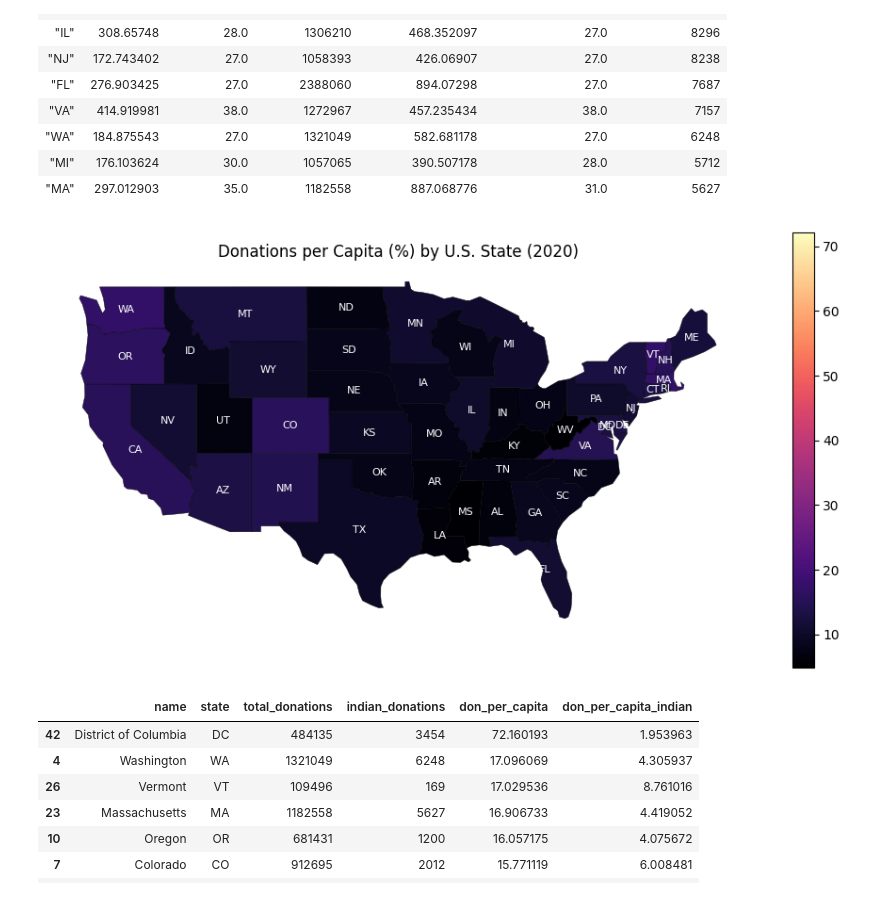
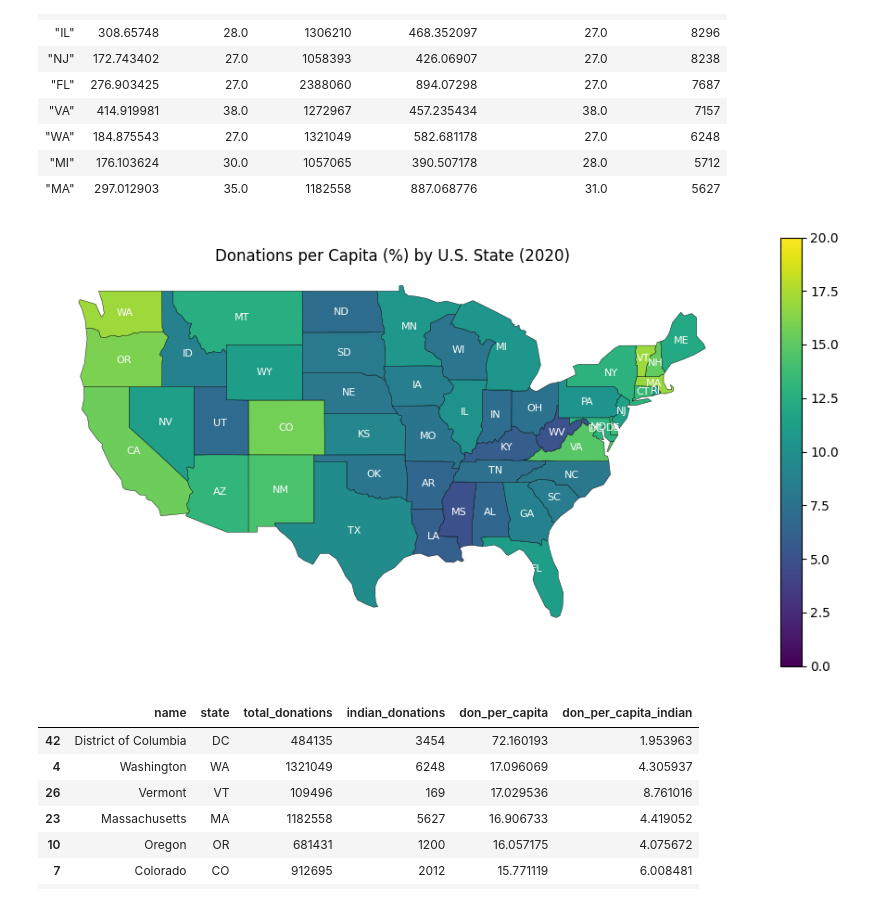
Before and after one commit to kkkarnav/indianamericancontributions, a Jupyter notebook: df_stats_state.ipynb, the cells around one changed output. Saved outputs shown, nothing was run; the diff lists cells and outputs as text; code cells hidden in the pictures.

```diff
--- a/df_stats_state.ipynb
+++ b/df_stats_state.ipynb
@@ -411,30 +411,32 @@ shape: (10, 7)
 # %%
 gdf_merged["don_per_capita"] = gdf_merged["total_donations"] / gdf_merged["Census Pop"] * 100
 gdf_merged["don_per_capita_indian"] = gdf_merged["indian_donations"] / gdf_merged["Indian Pop"] * 100
 
 fig, ax = plt.subplots(figsize=(12, 6))
 gdf_merged.plot(
     column="don_per_capita",
-    cmap="magma",
+    cmap="viridis",
     legend=True,
     edgecolor="black",
     linewidth=0.3,
     ax=ax,
-    missing_kwds={"color": "lightgray"}
+    missing_kwds={"color": "lightgray"},
+    vmin=0,
+    vmax=20
 )
 
 cbar = fig.axes[-1]
 
 for idx, row in gdf_merged.iterrows():
     centroid = row["geometry"].centroid
     ax.text(centroid.x, centroid.y, row["state"], fontsize=8, ha="center", va="center", color="white")
 
 plt.title("Donations per Capita (%) by U.S. State (2020)")
 plt.grid(True, linestyle="--", alpha=0.7)
 ax.axis("off")
 plt.show()
 # %% [output]
-[figure, old version]
+[figure, new version]
 # %%
 gdf_merged.sort_values(by="don_per_capita", ascending=False)[["name", "state", "total_donations", "indian_donations", "don_per_capita", "don_per_capita_indian"]].head(10)
 # %% [output]
```
Also changed, not shown: parts of 3 cells of this notebook, 4 other files.
